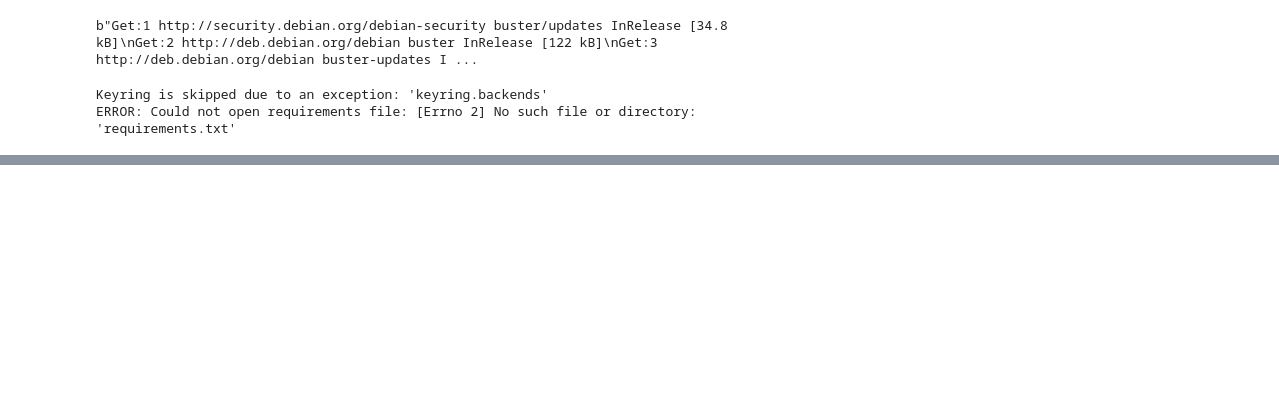
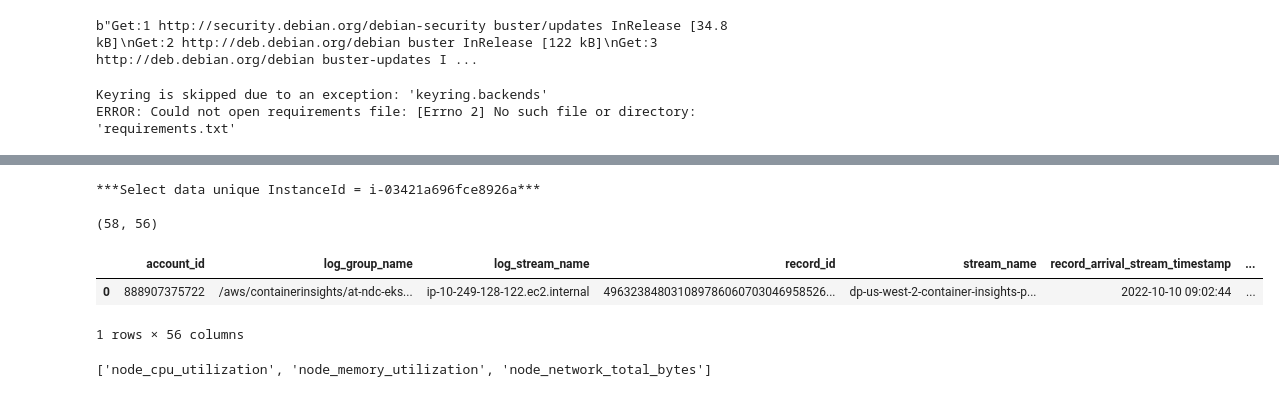
Before and after one commit to DISHDevEx/eks-ml-pipeline, a Jupyter notebook: eks_ml_pipeline/test_inference.ipynb, the cells around one changed output, grey strips where cells are left out. Saved outputs shown, nothing was run; the diff lists cells and outputs as text; code cells hidden in the pictures; blank space fills up the shorter version.

```diff
--- a/eks_ml_pipeline/test_inference.ipynb
+++ b/eks_ml_pipeline/test_inference.ipynb
@@ -80,43 +143,38 @@ sampling_column = "InstanceId" #add to input function pod_id for pod data
 # %%
-#set rec type
-#rec_type = 'Node'
-
-#Select random day
-#random_hour = np.random.choice(24)
-
-#Select input for data ingestion
-#input_year, input_month, input_day = ["2022", "10", "10"]
 
 #Read features and parameters
 features_df = get_features(feature_group_name, feature_input_version)
 features = features_df["feature_name"].to_list()
+#remove spaces
+features = [feature.strip(' ') for feature in features]
 model_parameters = features_df["model_parameters"].iloc[0]
 time_steps = model_parameters["time_steps"]
 
-#Read raw data
-# pyspark_data = Pyspark_data_ingestion(year = input_year, month = input_month, day = input_day, hour = random_hour,
-#                                       setup = "default", filter_column_value = rec_type)
-# err, pyspark_df = pyspark_data.read()
 
-# if err == 'PASS':
+# #load parquet files from s3 and convert to pandas
+# df = pandas.read_parquet(s3_path)
 
-#     #To Pandas
-#     df = pyspark_df.toPandas()
-
-# else:
-#     print("No data available")
-
-#load parquet files from s3 and convert to pandas
-df = pandas.read_parquet(s3_path)
-
-df.head()
+# df.head()
 # %%
 #select random instance/pod_id
 random_id = np.random.choice(df[sampling_column].unique())
-print(f'\n***select data {sampling_column} = {random_id}***\n')
-df = df.loc[(df[id_variable] == random_id)]
+print(f'\n***Select data unique {sampling_column} = {random_id}***\n')
+df = df.loc[(df[sampling_column] == random_id)]
 #sort by time
 df = df.sort_values(by='Timestamp').reset_index(drop=True)
+print(df.shape)
+df.head(1)
+# %% [output]
+***Select data unique InstanceId = i-03421a696fce8926a***
+
+(58, 56)
+|  | account_id | log_group_name | log_stream_name | record_id | stream_name | record_arrival_stream_timestamp | ... |
+| 0 | 888907375722 | /aws/containerinsights/at-ndc-eks... | ip-10-249-128-122.ec2.internal | 496323848031089786060703046958526... | dp-us-west-2-container-insights-p... | 2022-10-10 09:02:44 | ... |
+1 rows × 56 columns
+# %%
+features
+# %% [output]
+['node_cpu_utilization', 'node_memory_utilization', 'node_network_total_bytes']
 # %%
 #scaler transformations
 scaler = StandardScaler()
```
Also changed, not shown: parts of 11 cells of this notebook, 2 other files.
